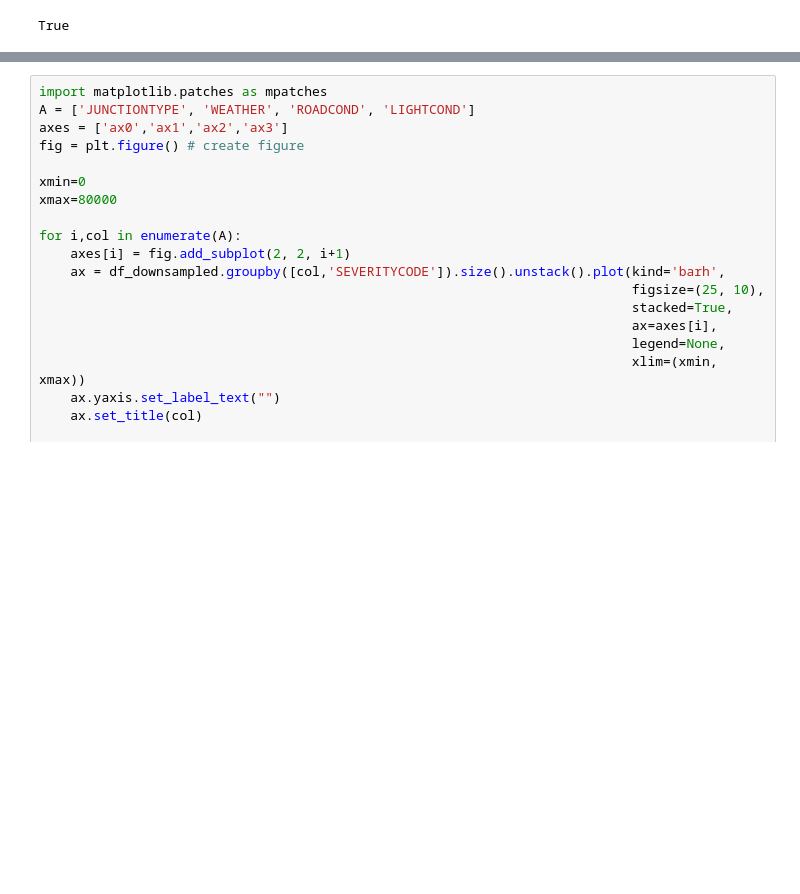
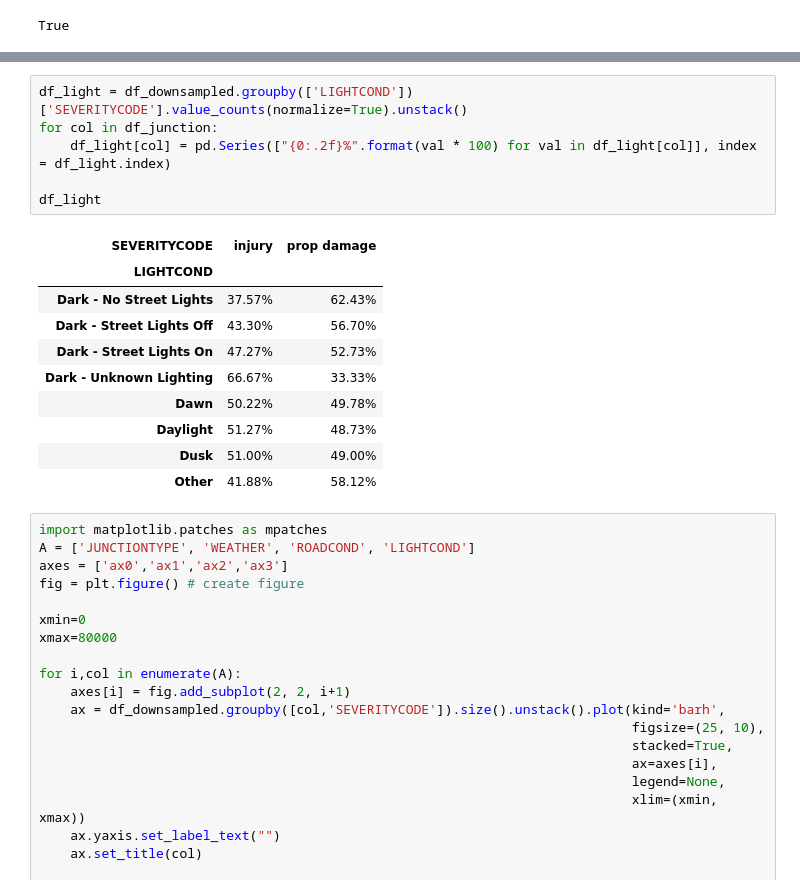
Before and after one commit to SPavez88/Coursera_Capstone, a Jupyter notebook: Coursera_Capstone_Notebook.ipynb, the cells around one changed output, grey strips where cells are left out. Cells and saved outputs as stored; diff of their text form; blank space fills up the shorter version.

```diff
--- a/Coursera_Capstone_Notebook.ipynb
+++ b/Coursera_Capstone_Notebook.ipynb
@@ -444,3 +424,20 @@ Name: SEVERITYCODE, dtype: float64
+# %%
+df_light = df_downsampled.groupby(['LIGHTCOND'])['SEVERITYCODE'].value_counts(normalize=True).unstack()
+for col in df_junction:
+    df_light[col] = pd.Series(["{0:.2f}%".format(val * 100) for val in df_light[col]], index = df_light.index)
+
+df_light
+# %% [output]
+| SEVERITYCODE | injury | prop damage |
+| LIGHTCOND |  |  |
+| Dark - No Street Lights | 37.57% | 62.43% |
+| Dark - Street Lights Off | 43.30% | 56.70% |
+| Dark - Street Lights On | 47.27% | 52.73% |
+| Dark - Unknown Lighting | 66.67% | 33.33% |
+| Dawn | 50.22% | 49.78% |
+| Daylight | 51.27% | 48.73% |
+| Dusk | 51.00% | 49.00% |
+| Other | 41.88% | 58.12% |
 # %%
 import matplotlib.patches as mpatches
 A = ['JUNCTIONTYPE', 'WEATHER', 'ROADCOND', 'LIGHTCOND']
```
Also changed, not shown: parts of 10 cells of this notebook.
